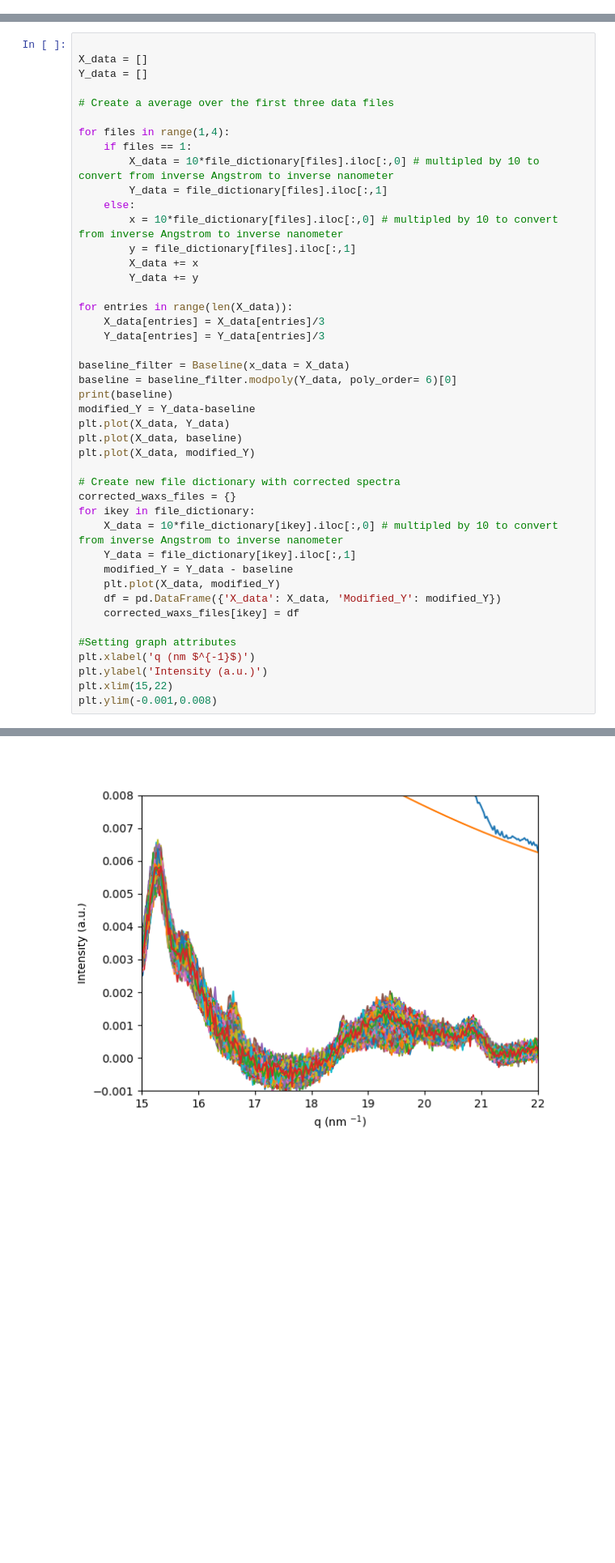
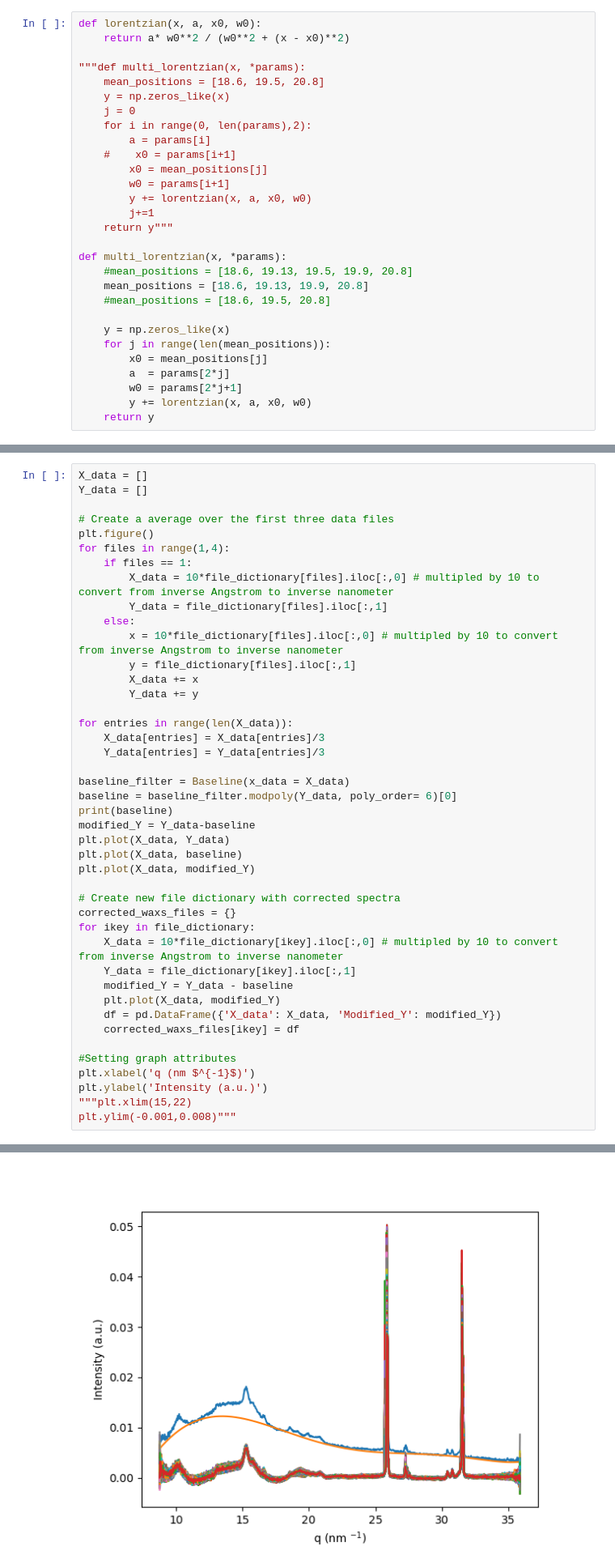
Before and after one commit to PronoyDutta/SAXS_WAXS, a Jupyter notebook: fitting_data.ipynb, the cells around one changed output, grey strips where cells are left out. Shown at 81% size. Cells and saved outputs as stored; diff of their text form; blank space fills up the shorter version.

```diff
--- a/fitting_data.ipynb
+++ b/fitting_data.ipynb
@@ -62,3 +66,32 @@ def find_nearest_time(target_time, discharge_start_time, total_cycle_time, time_
+# %%
+def lorentzian(x, a, x0, w0):
+    return a* w0**2 / (w0**2 + (x - x0)**2)
+
+"""def multi_lorentzian(x, *params):
+    mean_positions = [18.6, 19.5, 20.8]
+    y = np.zeros_like(x)
+    j = 0
+    for i in range(0, len(params),2):
+        a = params[i]
+    #    x0 = params[i+1]
+        x0 = mean_positions[j]
+        w0 = params[i+1]
+        y += lorentzian(x, a, x0, w0)
+        j+=1
+    return y"""
+
+def multi_lorentzian(x, *params):
+    #mean_positions = [18.6, 19.13, 19.5, 19.9, 20.8]
+    mean_positions = [18.6, 19.13, 19.9, 20.8]
+    #mean_positions = [18.6, 19.5, 20.8]
+
+    y = np.zeros_like(x)
+    for j in range(len(mean_positions)):
+        x0 = mean_positions[j]
+        a  = params[2*j]
+        w0 = params[2*j+1]
+        y += lorentzian(x, a, x0, w0)
+    return y
 # %% [markdown]
 # Read all the files
 # %%
@@ -173,12 +237,11 @@ Reading file: beckground_with_Al_WAXS.dat
 # %% [markdown]
 # Creating the background (With a average over the first three files)
 # %%
-
 X_data = []
 Y_data = []
 
 # Create a average over the first three data files
-
+plt.figure()
 for files in range(1,4):
     if files == 1:
         X_data = 10*file_dictionary[files].iloc[:,0] # multipled by 10 to convert from inverse Angstrom to inverse nanometer
@@ -214,6 +277,6 @@ for ikey in file_dictionary:
 #Setting graph attributes
 plt.xlabel('q (nm $^{-1}$)')
 plt.ylabel('Intensity (a.u.)')
-plt.xlim(15,22)
-plt.ylim(-0.001,0.008)
+"""plt.xlim(15,22)
+plt.ylim(-0.001,0.008)"""
 # %% [output]
@@ -222 +285 @@ plt.ylim(-0.001,0.008)
-[figure, old version]
+[figure, new version]
```
Also changed, not shown: parts of 8 cells of this notebook.
